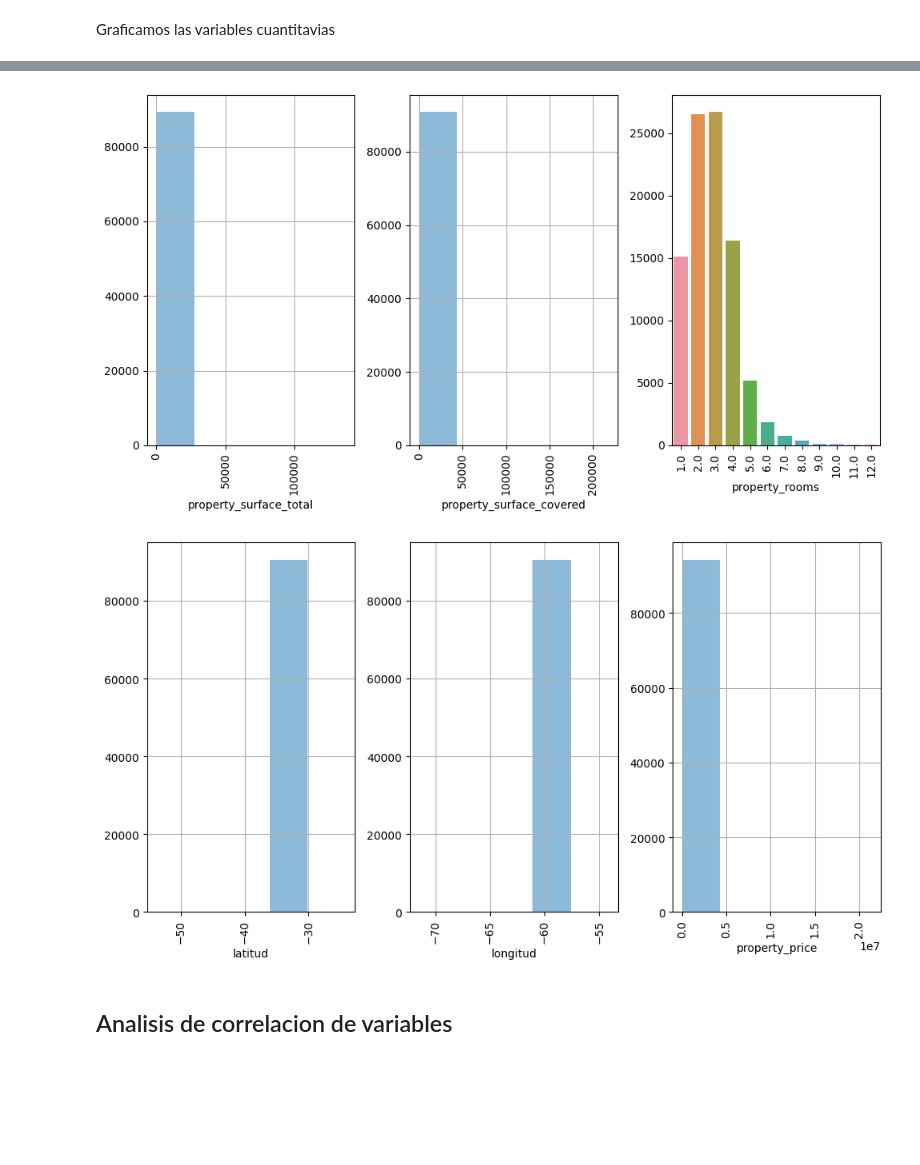
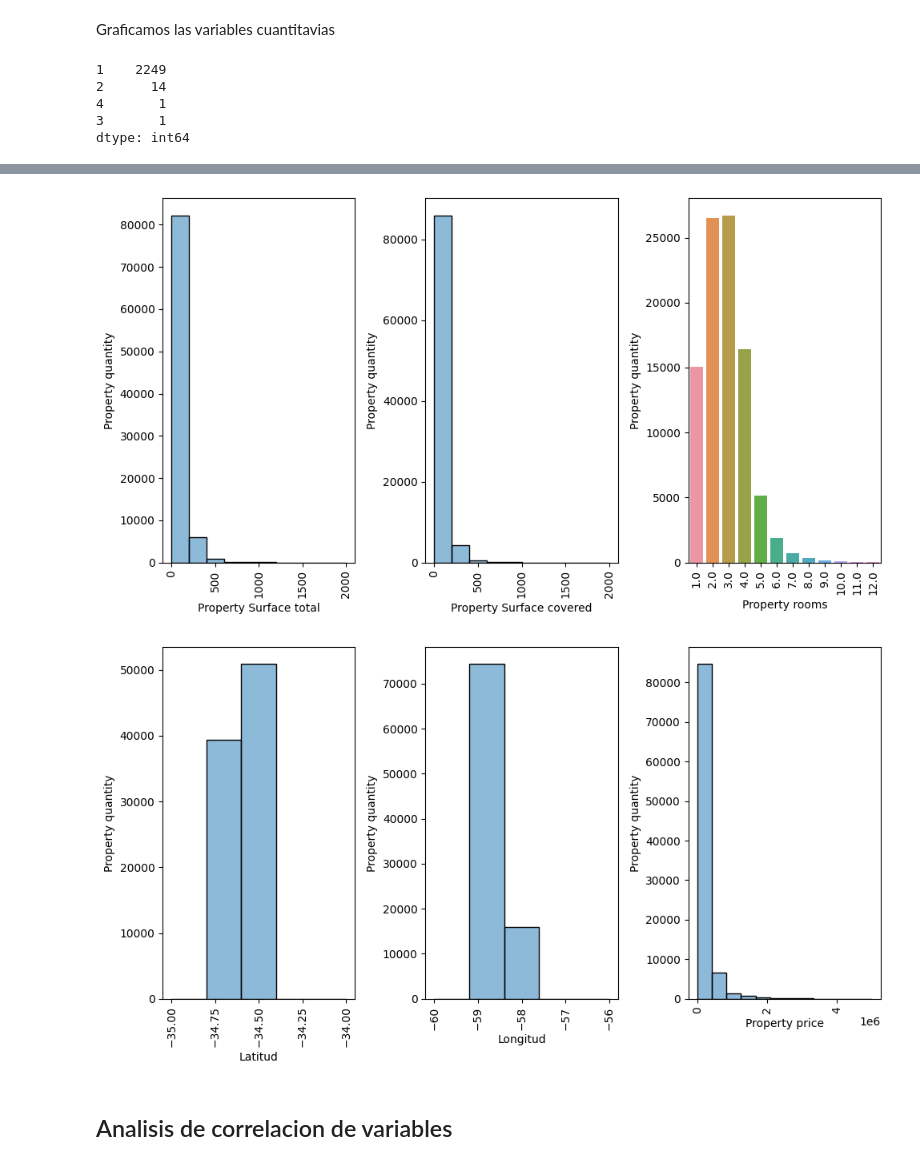
Before and after one commit to MiguelV5/7506-Organizacion_de_datos, a Jupyter notebook: TP1/7506R_2C2022_GRUPO3.ipynb, the cells around one changed output, grey strips where cells are left out. Cells and saved outputs as stored; diff of their text form; code cells hidden in the pictures; blank space fills up the shorter version.

```diff
--- a/TP1/7506R_2C2022_GRUPO3.ipynb
+++ b/TP1/7506R_2C2022_GRUPO3.ipynb
@@ -265,21 +310,34 @@ plt.xticks(rotation=90)
 # %% [markdown]
 Graficamos las variables cuantitavias
+# %%
+rooms=ds_properati[ds_properati['property_rooms'].gt(0)].value_counts()
+rooms.value_counts()
+# %% [output]
+1    2249
+2      14
+4       1
+3       1
+dtype: int64
 # %%
 plt.rcParams["figure.figsize"] = [10.00, 5.50]
 plt.rcParams["figure.autolayout"] = True
 fig, ax = plt.subplots(1,3)
 fig.suptitle('Categorical Plotting')
-sns_hist=sns.histplot(bins=20, data=ds_properati['property_price'], kde=True, alpha = 0.5).set(title="Densidad variable start dates",xlabel="start dates",ylabel="Densidad")
+
+sns_hist=sns.histplot(bins=20, data=ds_properati['start_date'], kde=True, alpha = 0.5).set(xlabel="start dates",ylabel="Property quantity")
 plt.sca(ax[0])
 plt.xticks(rotation=45)
 
-sns_hist=sns.histplot(bins=20, data=ds_properati['created_on'], kde=True, alpha = 0.5).set(title="Densidad variable created on",xlabel="created dates",ylabel="Densidad")
+
+sns_hist=sns.histplot(bins=20, data=ds_properati['created_on'], kde=True, alpha = 0.5).set(xlabel="created dates",ylabel="Property quantity")
 plt.sca(ax[1])
 plt.xticks(rotation=45)
 
-sns_hist=sns.histplot(bins=20, data=ds_properati['end_date'], kde=True, alpha = 0.5).set(title="Densidad variable end dates",xlabel="end dates",ylabel="Densidad")
+
+sns_hist=sns.histplot(bins=20, data=ds_properati['end_date'], kde=True, alpha = 0.5).set(xlabel="end dates",ylabel="Property quantity")
 plt.sca(ax[2])
 plt.xticks(rotation=45)
+
 
 fig.show()
 
@@ -287,37 +345,39 @@ fig, ax = plt.subplots(1,3)
 
 rooms=ds_properati['property_rooms'].value_counts().head(12)
 sns.barplot(x=rooms.index, y=rooms.values)
-plt.xlabel('property_rooms')
+plt.xlabel("Property rooms")
+plt.ylabel("Property quantity")
 plt.sca(ax[0])
 plt.xticks(rotation=90)
 
-grf=ds_properati['property_surface_total'].hist(alpha=0.5,bins=5)
-plt.xlabel('property_surface_total')
+
+sns_hist=sns.histplot(bins=10, binrange=(0,2e3), data=ds_properati['property_surface_total'], alpha=0.5).set(xlabel="Property Surface total",ylabel="Property quantity")
 plt.sca(ax[1])
 plt.xticks(rotation=90)
 
 
-grf=ds_properati['property_surface_covered'].hist(alpha=0.5,bins=5)
-plt.xlabel('property_surface_covered')
+
+sns_hist=sns.histplot(bins=10, binrange=(0,2e3), data=ds_properati['property_surface_covered'], alpha=0.5).set(xlabel="Property Surface covered",ylabel="Property quantity")
 plt.sca(ax[2])
 plt.xticks(rotation=90)
 
+
 fig.show()
 fig, ax = plt.subplots(1,3)
-grf=ds_properati['property_price'].hist(alpha=0.5,bins=5)
-plt.xlabel('property_price')
+sns_hist=sns.histplot(bins=12, binrange=(0,5e6), data=ds_properati['property_price'], alpha=0.5).set(xlabel="Property price",ylabel="Property quantity")
 plt.sca(ax[0])
 plt.xticks(rotation=90)
 
-grf=ds_properati['latitud'].hist(alpha=0.5,bins=5)
-plt.xlabel('latitud')
+
+sns_hist=sns.histplot(bins=5, binrange=(-35,-34), data=ds_properati['latitud'], alpha=0.5).set(xlabel="Latitud",ylabel="Property quantity")
 plt.sca(ax[1])
 plt.xticks(rotation=90)
 
-grf=ds_properati['longitud'].hist(alpha=0.5,bins=5)
-plt.xlabel('longitud')
+
+sns_hist=sns.histplot(bins=5, binrange=(-60,-56), data=ds_properati['longitud'], alpha=0.5).set(xlabel="Longitud",ylabel="Property quantity")
 plt.sca(ax[2])
 plt.xticks(rotation=90)
 
+
 fig.show()
 # %% [output]
@@ -325,5 +385,5 @@ fig.show()
-[figure, old version]
+[figure, new version]
-[figure, old version]
+[figure, new version]
 # %% [markdown]
 ## Analisis de correlacion de variables
 # %%
```
Also changed, not shown: parts of 48 cells of this notebook, 1 other file.
